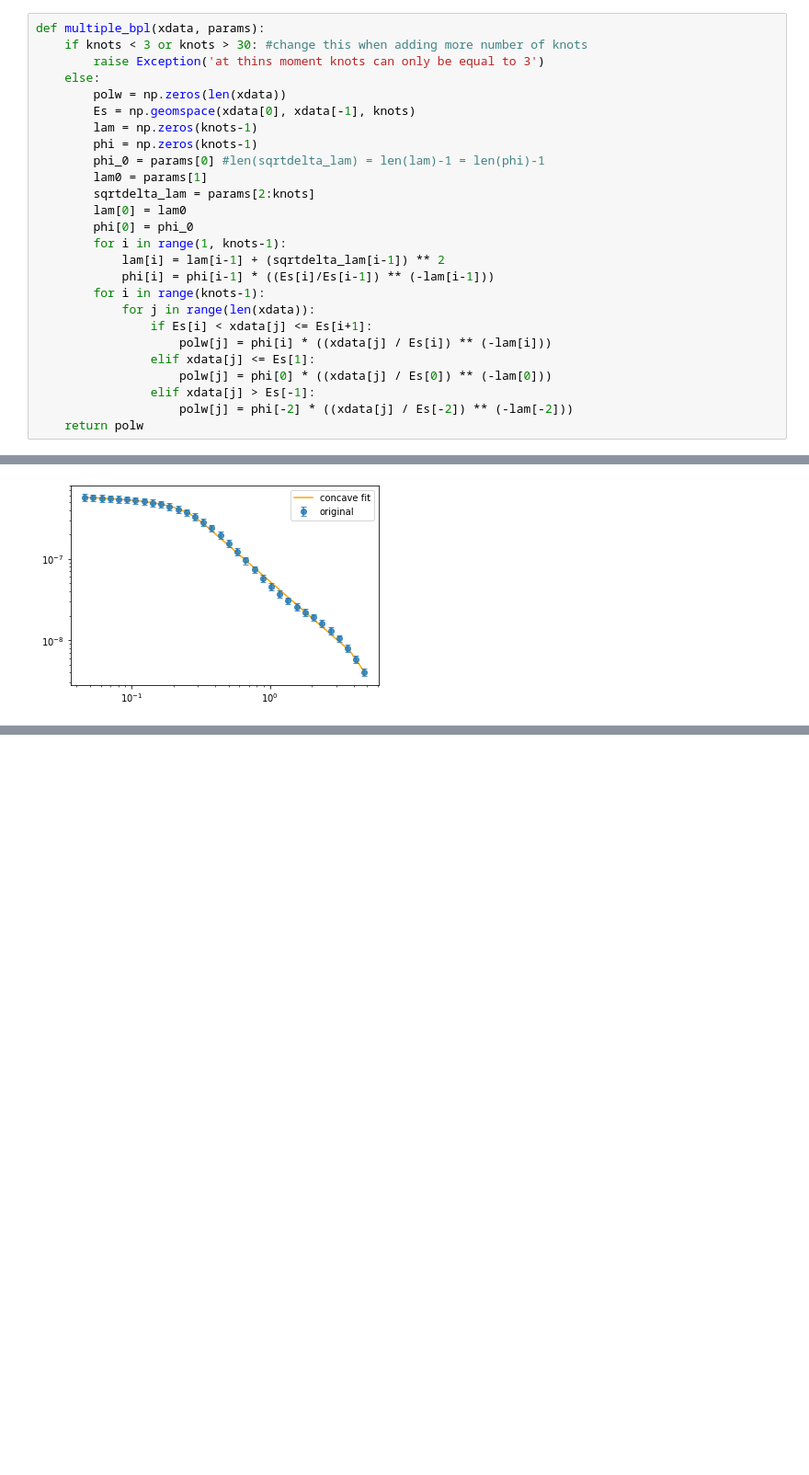
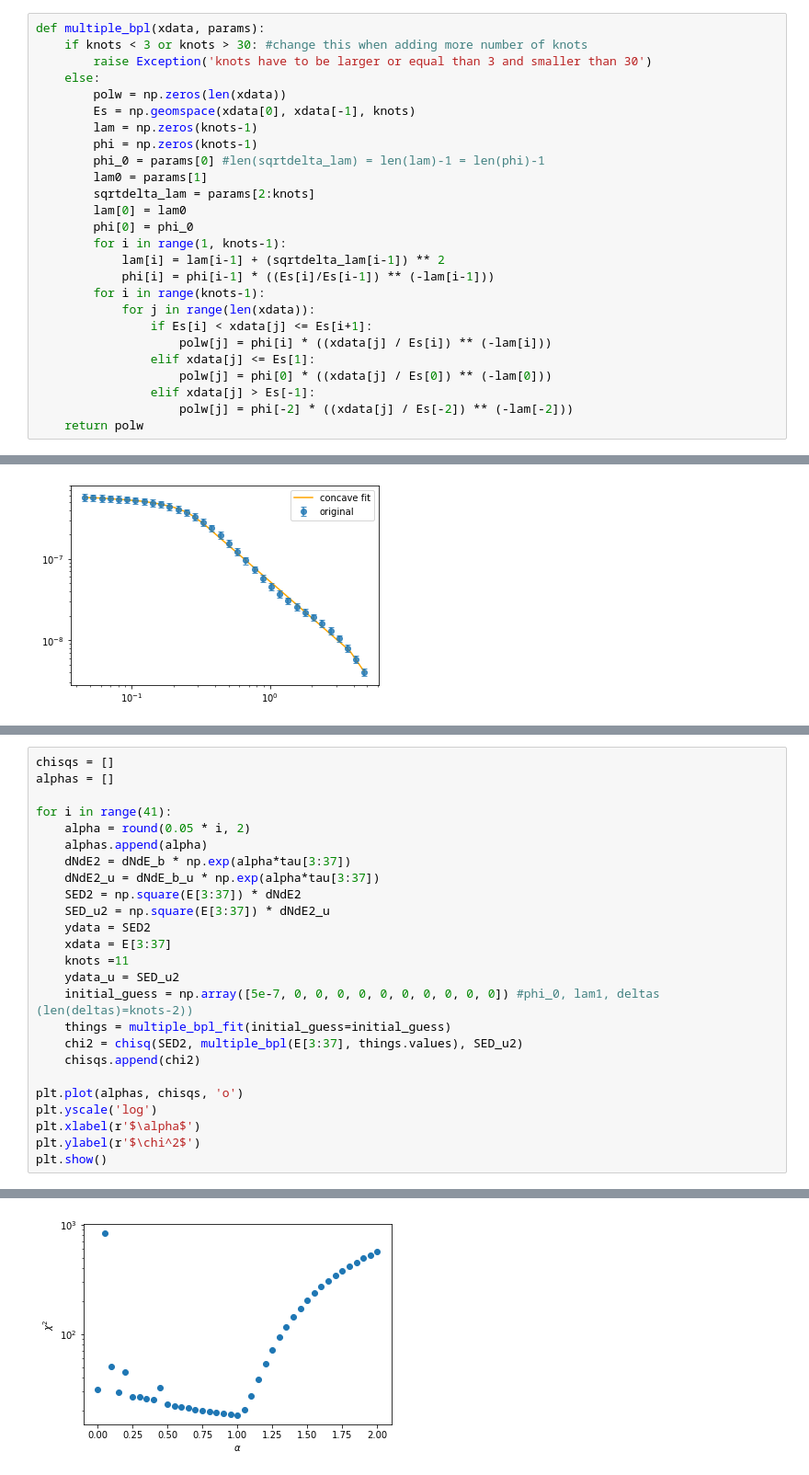
Before and after one commit to R-Grau/EBLpy, a Jupyter notebook: Multiple_Broken_power_law.ipynb, the cells around one changed output, grey strips where cells are left out. Shown: that part at 92% size. Drawn from its saved outputs; the diff is of its cells as text; blank space fills up the shorter version.

```diff
--- a/Multiple_Broken_power_law.ipynb
+++ b/Multiple_Broken_power_law.ipynb
@@ -45,7 +47,7 @@ As we will do a multiple broken power law, from now on the position of the knots
 # %%
 def multiple_bpl(xdata, params):
     if knots < 3 or knots > 30: #change this when adding more number of knots
-        raise Exception('at thins moment knots can only be equal to 3')
+        raise Exception('knots have to be larger or equal than 3 and smaller than 30')
     else:
         polw = np.zeros(len(xdata))
         Es = np.geomspace(xdata[0], xdata[-1], knots)
@@ -132,0 +313,26 @@ plt.show()
+# %%
+chisqs = []
+alphas = []
+
+for i in range(41):
+    alpha = round(0.05 * i, 2)
+    alphas.append(alpha)
+    dNdE2 = dNdE_b * np.exp(alpha*tau[3:37])
+    dNdE2_u = dNdE_b_u * np.exp(alpha*tau[3:37])
+    SED2 = np.square(E[3:37]) * dNdE2
+    SED_u2 = np.square(E[3:37]) * dNdE2_u
+    ydata = SED2
+    xdata = E[3:37]
+    knots =11
+    ydata_u = SED_u2
+    initial_guess = np.array([5e-7, 0, 0, 0, 0, 0, 0, 0, 0, 0, 0]) #phi_0, lam1, deltas (len(deltas)=knots-2))
+    things = multiple_bpl_fit(initial_guess=initial_guess)
+    chi2 = chisq(SED2, multiple_bpl(E[3:37], things.values), SED_u2)
+    chisqs.append(chi2)
+
+plt.plot(alphas, chisqs, 'o')
+plt.yscale('log')
+plt.xlabel(r'$\alpha$')
+plt.ylabel(r'$\chi^2$')
+plt.show()
+# %% [output]
@@ -132,0 +356 @@ plt.show()
+[figure, added]
```
Also changed, not shown: parts of 20 cells of this notebook, 21 other files.
